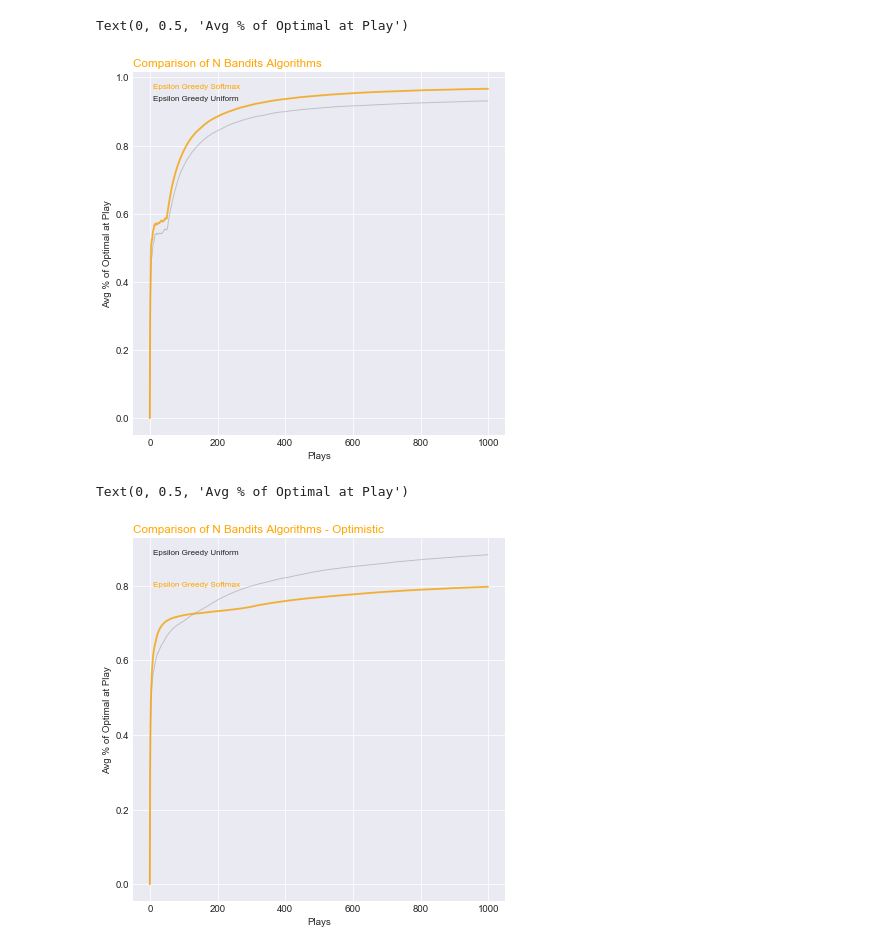
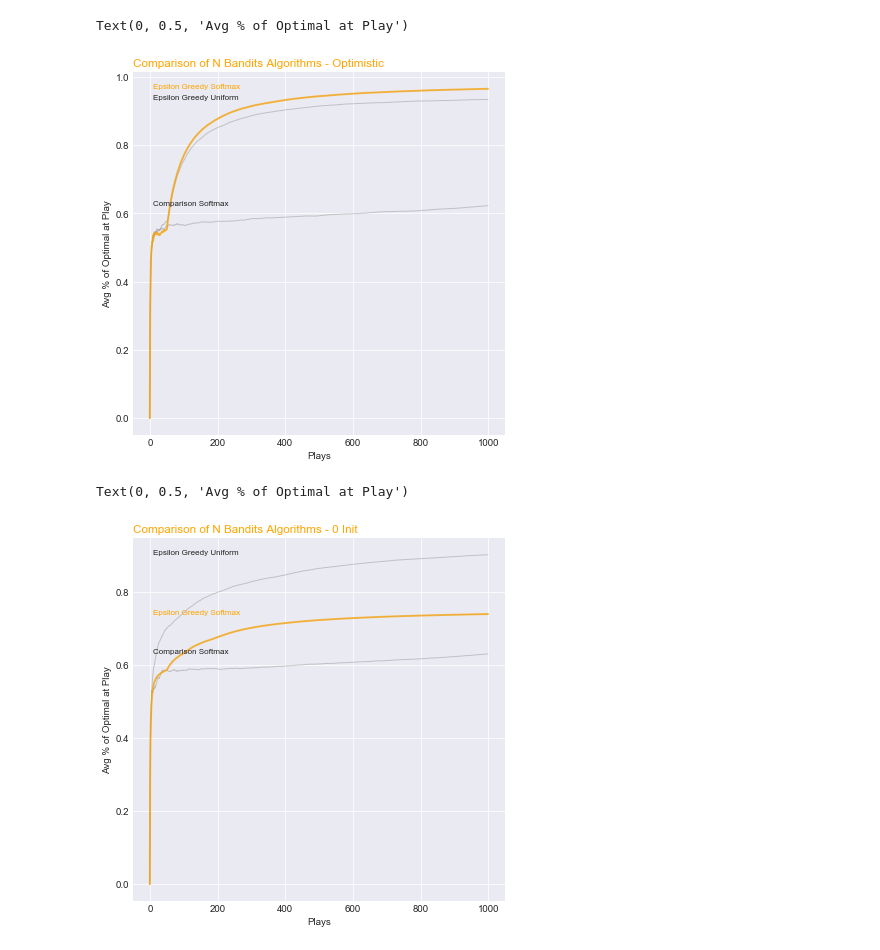
Before and after one commit to timlenj/N-Bandits-Study, a Jupyter notebook: N_Armed_Bandit_Study.ipynb, the cells around one changed output. Drawn from its saved outputs; the diff is of its cells as text; code cells hidden in the pictures.

Commit message:
Added Reinforcement Comparison and notes

```diff
--- a/N_Armed_Bandit_Study.ipynb
+++ b/N_Armed_Bandit_Study.ipynb
@@ -70,27 +108,26 @@ class bandits():
 # %%
 ###MAIN###
-#parameters
+##parameters
 horizon = 1000
 epsilon = .1
 arms = 50
 init = 100
-episodes = 20
+episodes = 10
 
 #Epsilon Greedy with Softmax/Boltzmann
 for k in range(episodes):
     bandito = bandits(arms, init)
-    pct_optimal = bandito.epsilon_greedy(horizon, epsilon,1)
+    pct_optimal = bandito.action_value_epsilon_greedy(horizon, epsilon,1)
     #update average Q
     if k == 0:
         avg_pct_optimal_1 = pct_optimal
     else:
     #increment avg pct of optimal per play
         avg_pct_optimal_1 = avg_pct_optimal_1 + (pct_optimal - avg_pct_optimal_1) / (k+1)
-
 #Epsilon Greedy with uniform selection criteria
 for k in range(episodes):
     bandito = bandits(arms, init)
-    pct_optimal = bandito.epsilon_greedy(horizon, epsilon, 0)
+    pct_optimal = bandito.action_value_epsilon_greedy(horizon, epsilon, 0)
     #update average Q
     if k == 0:
         avg_pct_optimal_2 = pct_optimal
@@ -98,9 +135,21 @@ for k in range(episodes):
     #increment avg pct of optimal per play
         avg_pct_optimal_2= avg_pct_optimal_2 + (pct_optimal - avg_pct_optimal_2) / (k+1)
 
+#Reinforfement Comparison with Softmax
+for k in range(episodes):
+    bandito = bandits(arms, init)
+    pct_optimal = bandito.reinforcement_comparison(horizon, .1, 'step')
+    #update average Q
+    if k == 0:
+        avg_pct_optimal_3 = pct_optimal
+    else:
+    #increment avg pct of optimal per play
+        avg_pct_optimal_3= avg_pct_optimal_3 + (pct_optimal - avg_pct_optimal_3) / (k+1)
+
+
+##plotting
 #df
-df = pd.DataFrame({'x': range(horizon), 'y1': avg_pct_optimal_1, 'y2': avg_pct_optimal_2})
-
+df = pd.DataFrame({'x': range(horizon), 'y1': avg_pct_optimal_1, 'y2': avg_pct_optimal_2, 'y3': avg_pct_optimal_3})
 #style
 plt.style.use('seaborn-darkgrid')
 my_dpi=70
@@ -113,71 +162,84 @@ for column in df.drop('x', axis=1):
 # Now re do the interesting curve, but biger with distinct color
 plt.plot(df['x'], df['y1'], marker='', color='orange', linewidth=2, alpha=0.7)
 
-#Orange line annotation
+#Line annotation
 plt.text(10.2, df.y1.tail(1), 'Epsilon Greedy Softmax', horizontalalignment='left', size='small', color='orange')
 plt.text(10.2, df.y2.tail(1), 'Epsilon Greedy Uniform', horizontalalignment='left', size='small')
+plt.text(10.2, df.y3.tail(1), 'Comparison Softmax', horizontalalignment='left', size='small')
 
 #plt titles
-plt.title('Comparison of N Bandits Algorithms',loc='left', fontsize=12, fontweight=0, color='orange')
+plt.title('Comparison of N Bandits Algorithms - Optimistic',loc='left', fontsize=12, fontweight=0, color='orange')
 plt.xlabel('Plays')
 plt.ylabel('Avg % of Optimal at Play')
 # %% [output]
 Text(0, 0.5, 'Avg % of Optimal at Play')
-[figure, old version]
+[figure, new version]
 # %%
 ###MAIN###
-#parameters
+##parameters
 horizon = 1000
 epsilon = .1
 arms = 50
 init = 0
-episodes = 20
+episodes = 10
 
 #Epsilon Greedy with Softmax/Boltzmann
 for k in range(episodes):
     bandito = bandits(arms, init)
-    pct_optimal = bandito.epsilon_greedy(horizon, epsilon,1)
+    pct_optimal = bandito.action_value_epsilon_greedy(horizon, epsilon,1)
     #update average Q
     if k == 0:
         avg_pct_optimal_1 = pct_optimal
     else:
     #increment avg pct of optimal per play
         avg_pct_optimal_1 = avg_pct_optimal_1 + (pct_optimal - avg_pct_optimal_1) / (k+1)
-
 #Epsilon Greedy with uniform selection criteria
 for k in range(episodes):
     bandito = bandits(arms, init)
-    pct_optimal = bandito.epsilon_greedy(horizon, epsilon, 0)
+    pct_optimal = bandito.action_value_epsilon_greedy(horizon, epsilon, 0)
     #update average Q
     if k == 0:
         avg_pct_optimal_2 = pct_optimal
     else:
     #increment avg pct of optimal per play
         avg_pct_optimal_2= avg_pct_optimal_2 + (pct_optimal - avg_pct_optimal_2) / (k+1)
 
+#Reinforfement Comparison with Softmax
+for k in range(episodes):
+    bandito = bandits(arms, init)
+    pct_optimal = bandito.reinforcement_comparison(horizon, .1, 'step')
+    #update average Q
+    if k == 0:
+        avg_pct_optimal_3 = pct_optimal
+    else:
+    #increment avg pct of optimal per play
+        avg_pct_optimal_3= avg_pct_optimal_3 + (pct_optimal - avg_pct_optimal_3) / (k+1)
+
+
+##plotting
 #df
-df = pd.DataFrame({'x': range(horizon), 'y1': avg_pct_optimal_1, 'y2': avg_pct_optimal_2})
-
+df = pd.DataFrame({'x': range(horizon), 'y1': avg_pct_optimal_1, 'y2': avg_pct_optimal_2, 'y3': avg_pct_optimal_3})
 #style
 plt.style.use('seaborn-darkgrid')
 my_dpi=70
 plt.figure(figsize=(480/my_dpi, 480/my_dpi), dpi=my_dpi)
 
 #plt parameters
 for column in df.drop('x', axis=1):
    plt.plot(df['x'], df[column], marker='', color='grey', linewidth=1, alpha=0.4)
 
 # Now re do the interesting curve, but biger with distinct color
 plt.plot(df['x'], df['y1'], marker='', color='orange', linewidth=2, alpha=0.7)
 
-#Orange line annotation
+#Line annotation
 plt.text(10.2, df.y1.tail(1), 'Epsilon Greedy Softmax', horizontalalignment='left', size='small', color='orange')
 plt.text(10.2, df.y2.tail(1), 'Epsilon Greedy Uniform', horizontalalignment='left', size='small')
+plt.text(10.2, df.y3.tail(1), 'Comparison Softmax', horizontalalignment='left', size='small')
 
 #plt titles
-plt.title('Comparison of N Bandits Algorithms - Optimistic',loc='left', fontsize=12, fontweight=0, color='orange')
+plt.title('Comparison of N Bandits Algorithms - 0 Init',loc='left', fontsize=12, fontweight=0, color='orange')
 plt.xlabel('Plays')
 plt.ylabel('Avg % of Optimal at Play')
 # %% [output]
 Text(0, 0.5, 'Avg % of Optimal at Play')
-[figure, old version]
+[figure, new version]
```
Also changed, not shown: parts of 2 cells of this notebook, 1 other file.
